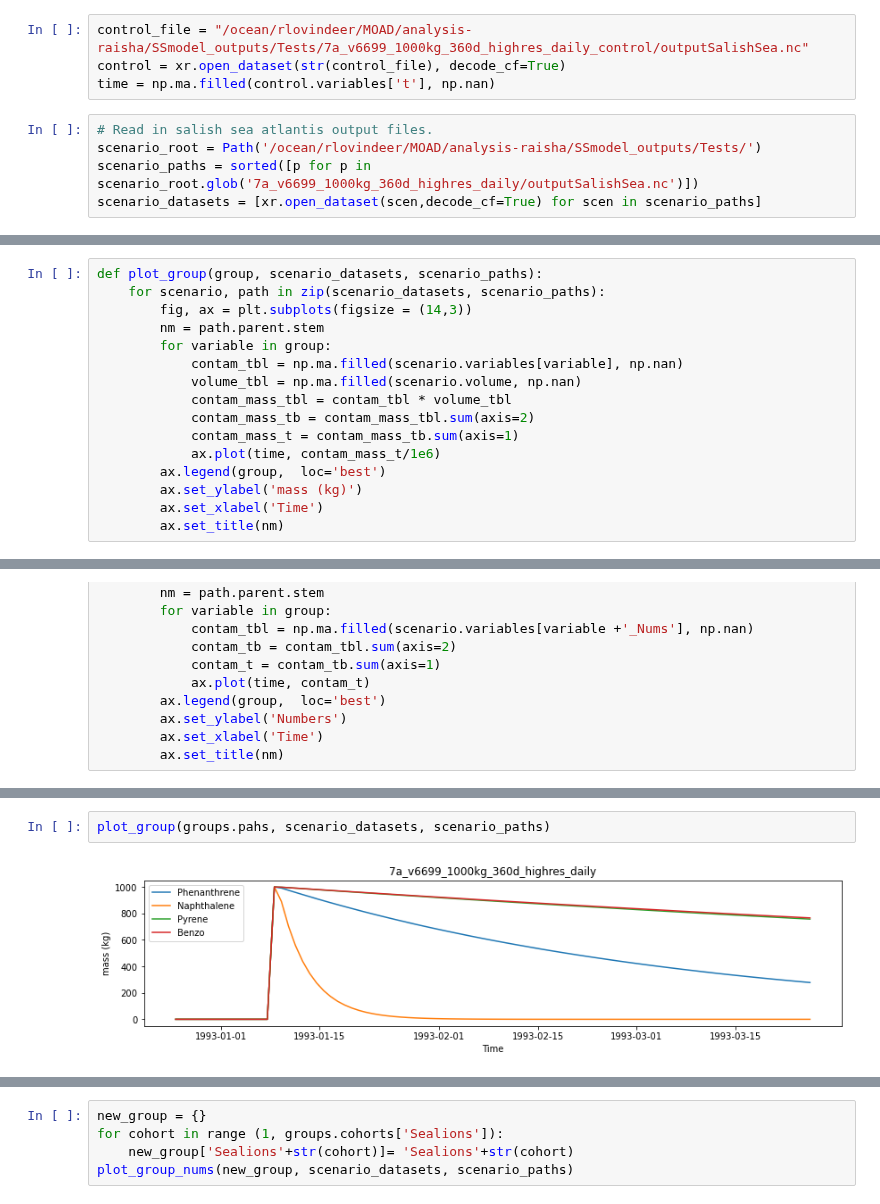
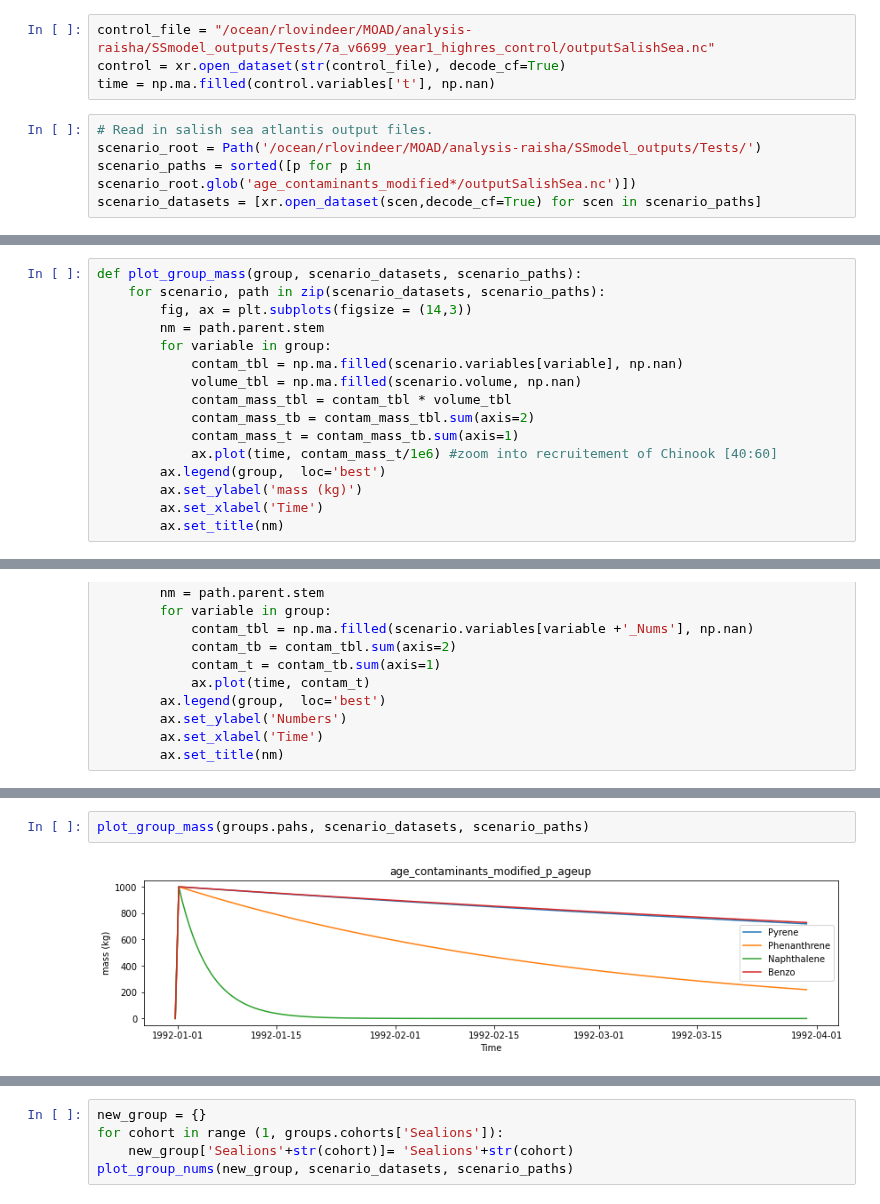
Before and after one commit to SS-Atlantis/analysis-raisha, a Jupyter notebook: notebooks/SSAM-debug-age-structured.ipynb, the cells around one changed output, grey strips where cells are left out. Saved outputs shown, nothing was run; the diff lists cells and outputs as text.

```diff
--- a/notebooks/SSAM-debug-age-structured.ipynb
+++ b/notebooks/SSAM-debug-age-structured.ipynb
@@ -40,13 +40,13 @@ examples
     - PHR_Recruit_Time  360  Length of gestation period for Harbor_porpoise
     - ORR_Recruit_Time  360  Length of gestation period for Orca_resident
 # %%
-control_file = "/ocean/rlovindeer/MOAD/analysis-raisha/SSmodel_outputs/Tests/7a_v6699_1000kg_360d_highres_daily_control/outputSalishSea.nc"
+control_file = "/ocean/rlovindeer/MOAD/analysis-raisha/SSmodel_outputs/Tests/7a_v6699_year1_highres_control/outputSalishSea.nc"
 control = xr.open_dataset(str(control_file), decode_cf=True)
 time = np.ma.filled(control.variables['t'], np.nan)
 # %%
 # Read in salish sea atlantis output files.
 scenario_root = Path('/ocean/rlovindeer/MOAD/analysis-raisha/SSmodel_outputs/Tests/')
-scenario_paths = sorted([p for p in scenario_root.glob('7a_v6699_1000kg_360d_highres_daily/outputSalishSea.nc')])
+scenario_paths = sorted([p for p in scenario_root.glob('age_contaminants_modified*/outputSalishSea.nc')])
 scenario_datasets = [xr.open_dataset(scen,decode_cf=True) for scen in scenario_paths]
 # %%
 scenario_paths
@@ -56,7 +56,7 @@ scenario_paths
 for scenario in scenario_datasets:
     time = np.ma.filled(scenario.variables['t'], np.nan)
 # %%
-def plot_group(group, scenario_datasets, scenario_paths):
+def plot_group_mass(group, scenario_datasets, scenario_paths):
     for scenario, path in zip(scenario_datasets, scenario_paths):
         fig, ax = plt.subplots(figsize = (14,3))
         nm = path.parent.stem
@@ -66,7 +66,7 @@ def plot_group(group, scenario_datasets, scenario_paths):
             contam_mass_tbl = contam_tbl * volume_tbl
             contam_mass_tb = contam_mass_tbl.sum(axis=2)
             contam_mass_t = contam_mass_tb.sum(axis=1)
-            ax.plot(time, contam_mass_t/1e6)
+            ax.plot(time, contam_mass_t/1e6) #zoom into recruitement of Chinook [40:60]
         ax.legend(group,  loc='best')
         ax.set_ylabel('mass (kg)')
         ax.set_xlabel('Time')
@@ -92,4 +119,4 @@ numpy.datetime64('1992-12-25T14:00:00.000000000')
 # %%
-plot_group(groups.pahs, scenario_datasets, scenario_paths)
+plot_group_mass(groups.pahs, scenario_datasets, scenario_paths)
 # %% [output]
-[figure, old version]
+[figure, new version]
```
Also changed, not shown: parts of 27 cells of this notebook.
